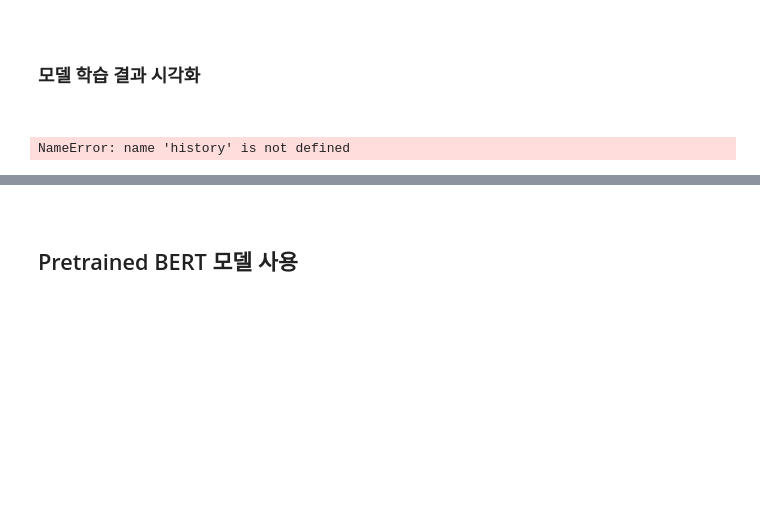
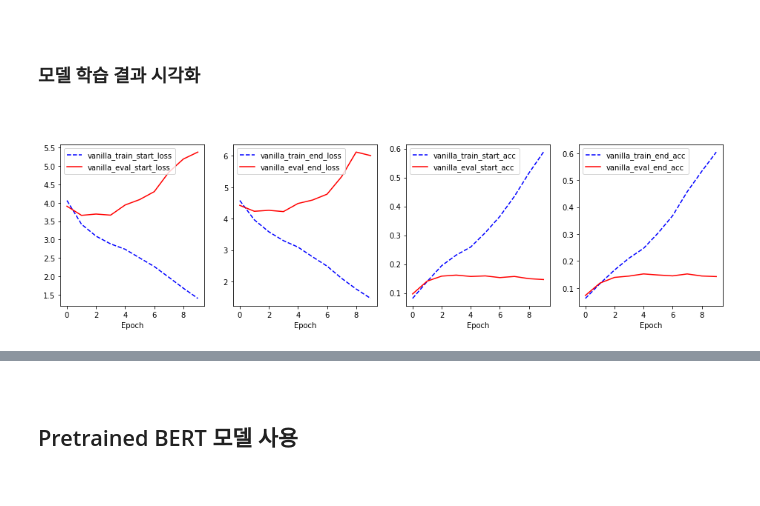
Before and after one commit to doutoury/bert_qnd, a Jupyter notebook: bert_qna.ipynb, the cells around one changed output, grey strips where cells are left out. Drawn from its saved outputs; the diff is of its cells as text; code cells hidden in the pictures; blank space fills up the shorter version.

```diff
--- a/bert_qna.ipynb
+++ b/bert_qna.ipynb
@@ -2013,31 +2026,50 @@ early stopping
 ### 모델 학습 결과 시각화
 
 <br>
+# %%
+# 학습 과정에서의 모델 매트릭 log 확인
+# vanilla BERT 모델 학습결과 train loss 와 acc, validation loss 와 acc 를 저장
+
+vanilla_train_start_loss = [4.0624, 3.4155, 3.0915, 2.8805, 2.7345, 2.4980, 2.2642, 1.9725, 1.6739, 1.3955]
+vanilla_train_end_loss = [4.5772, 3.9612, 3.5802, 3.2991, 3.0948, 2.7852, 2.4885, 2.1004, 1.7605, 1.4605]
+vanilla_train_start_acc = [0.0812, 0.1397, 0.1945, 0.2313, 0.2593, 0.3089, 0.3651, 0.4346, 0.5152, 0.5880]
+vanilla_train_end_acc = [0.0610, 0.1158, 0.1663, 0.2105, 0.2469, 0.3039, 0.3682, 0.4570, 0.5328, 0.6045]
+
+vanilla_eval_start_loss = [3.9064, 3.6582, 3.6936, 3.6640, 3.9409, 4.0885, 4.3037, 4.8327, 5.1923, 5.3824]
+vanilla_eval_end_loss = [4.4222, 4.2336, 4.2645, 4.2235, 4.4810, 4.5909, 4.7771, 5.3338, 6.1183, 6.0056]
+vanilla_eval_start_acc = [0.0967, 0.1410, 0.1584, 0.1619, 0.1573, 0.1592, 0.1533, 0.1573, 0.1496, 0.1466]
+vanilla_eval_end_acc = [0.0720, 0.1178, 0.1390, 0.1440, 0.1520, 0.1480, 0.1448, 0.1519, 0.1443, 0.1422]
 # %%
 # training result
-# history.history['loss'] 같은 부분을 위 학습 log 의 loss, acc 데이터 리스트 만들어서 시각화 합시다
+# 위 학습 log 의 loss, acc 데이터 리스트 만들어서 시각화 합시다
 # 다음번 모델 학습 때는 리스트 따로 만들어서 관리 합시다. 저장파일을 만들던 ...
 
 plt.figure(figsize=(16, 4))
 
-plt.subplot(1, 3, 1)
-plt.plot(history.history['loss'], 'b-', label='loss')
-plt.plot(history.history['val_loss'], 'r--', label='val_loss')
+plt.subplot(1, 4, 1)
+plt.plot(vanilla_train_start_loss, 'b--', label='vanilla_train_start_loss')
+plt.plot(vanilla_eval_start_loss, 'r-', label='vanilla_eval_start_loss')
 plt.xlabel('Epoch')
 plt.legend()
 
-plt.subplot(1, 3, 2)
-plt.plot(history.history['start_accuracy'], 'g-', label='start_accuracy')
-plt.plot(history.history['val_start_accuracy'], 'k--', label='val_start_accuracy')
+plt.subplot(1, 4, 2)
+plt.plot(vanilla_train_end_loss, 'b--', label='vanilla_train_end_loss')
+plt.plot(vanilla_eval_end_loss, 'r-', label='vanilla_eval_end_loss')
 plt.xlabel('Epoch')
 plt.legend()
 
-plt.subplot(1, 3, 3)
-plt.plot(history.history['end_accuracy'], 'b-', label='end_accuracy')
-plt.plot(history.history['val_end_accuracy'], 'g--', label='val_end_accuracy')
+plt.subplot(1, 4, 3)
+plt.plot(vanilla_train_start_acc, 'b--', label='vanilla_train_start_acc')
+plt.plot(vanilla_eval_start_acc, 'r-', label='vanilla_eval_start_acc')
+plt.xlabel('Epoch')
+plt.legend()
+
+plt.subplot(1, 4, 4)
+plt.plot(vanilla_train_end_acc, 'b--', label='vanilla_train_end_acc')
+plt.plot(vanilla_eval_end_acc, 'r-', label='vanilla_eval_end_acc')
 plt.xlabel('Epoch')
 plt.legend()
 
 plt.show()
 # %% [output]
-NameError: name 'history' is not defined
+[figure, added]
```
Also changed, not shown: parts of 14 cells of this notebook.
